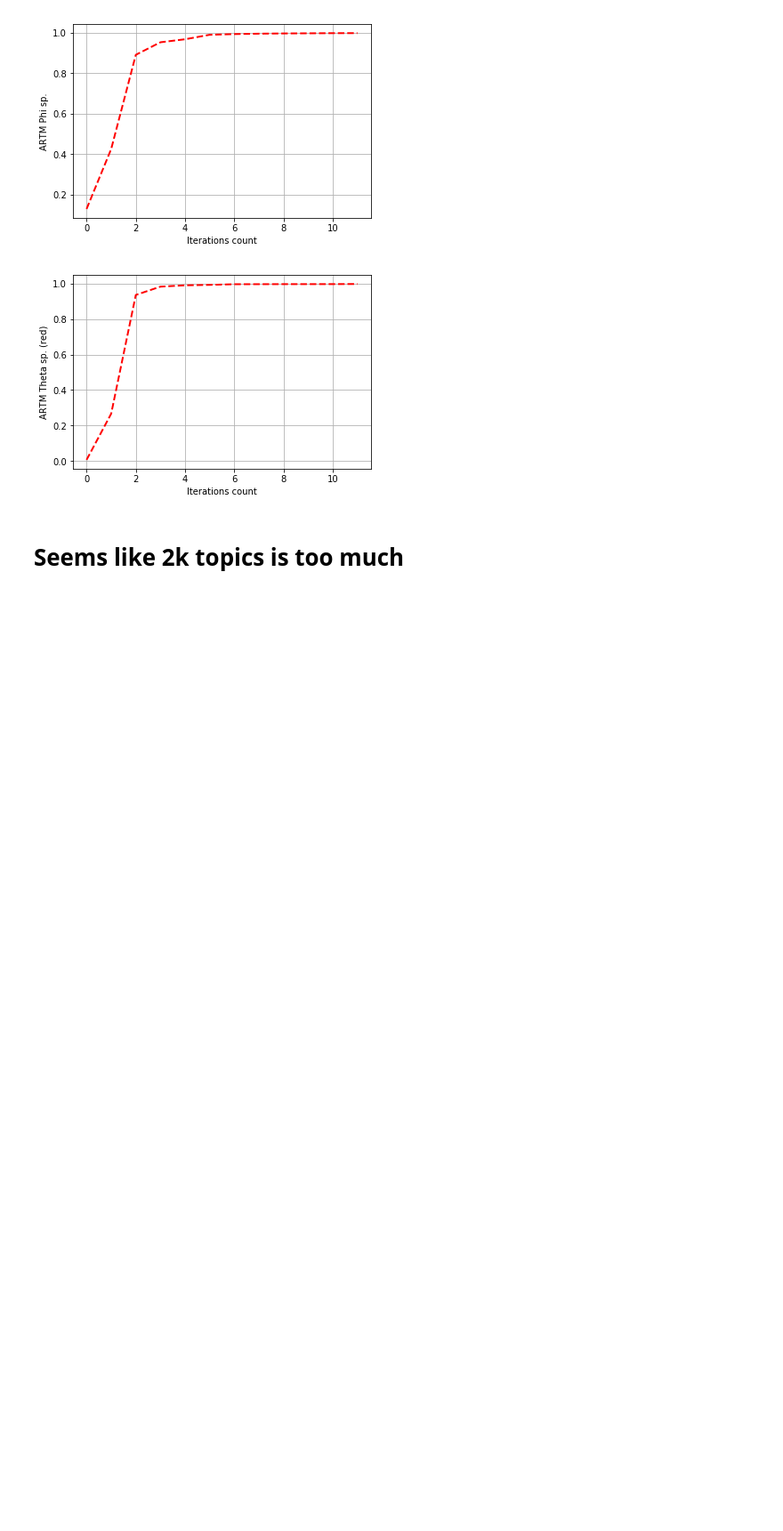
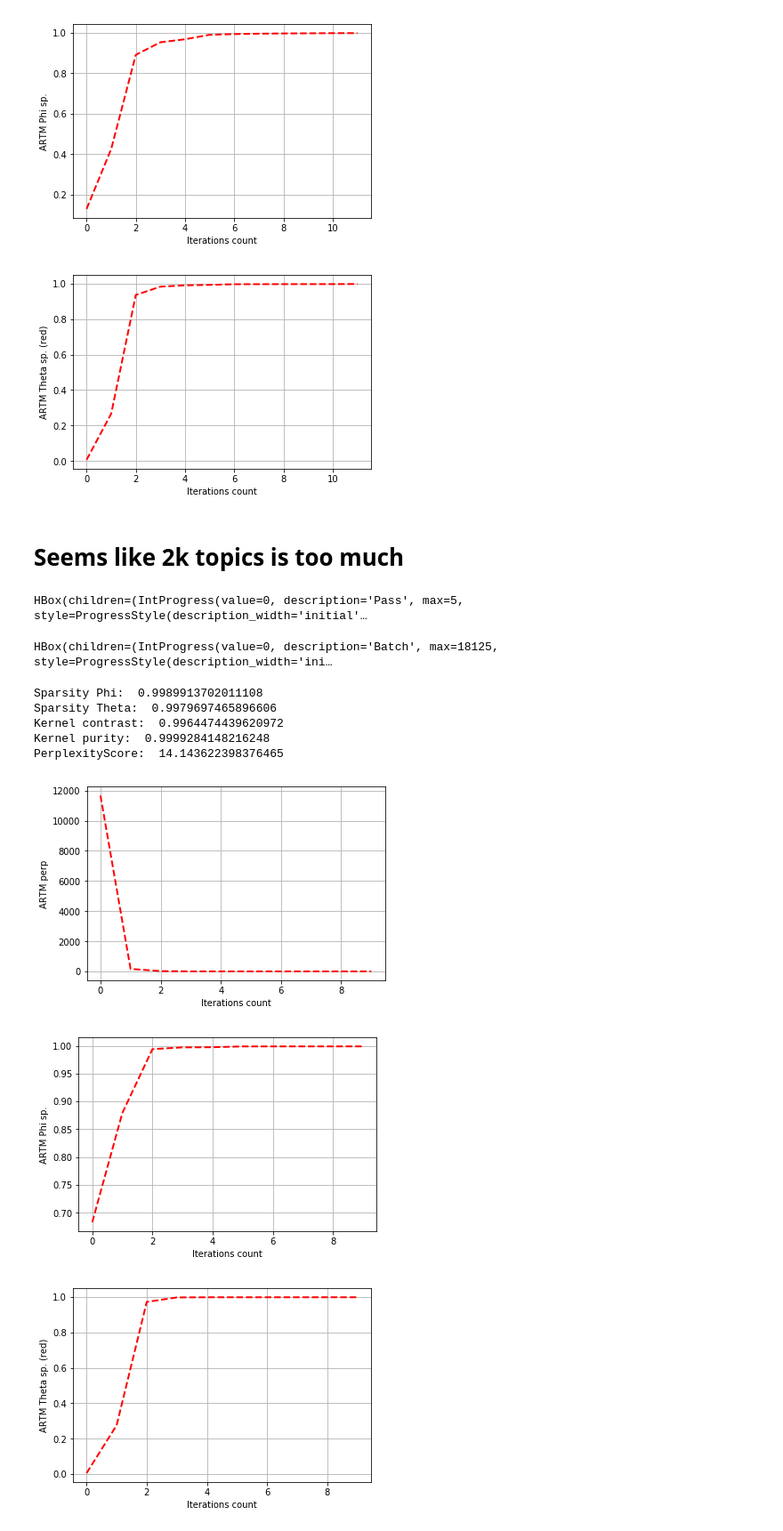
Before and after one commit to dyupon/StackoverflowTrends, a Jupyter notebook: TopicModelling/bigARTM.ipynb, the cells around one changed output. Shown at 89% size. Drawn from its saved outputs; the diff is of its cells as text; code cells hidden in the pictures; blank space fills up the shorter version.

Commit message:
gcp 1k models

```diff
--- a/TopicModelling/bigARTM.ipynb
+++ b/TopicModelling/bigARTM.ipynb
@@ -292,3 +292,32 @@ plt.show()
 [figure]
 # %% [markdown]
 # Seems like 2k topics is too much
+# %%
+batch_vectorizer = artm.BatchVectorizer(data_path='vw.tags.100.txt', data_format='vowpal_wabbit',target_folder='posts-tags-100')
+dictionary = batch_vectorizer.dictionary
+
+topic_names = ['topic_{}'.format(i) for i in range(1000)]
+model_artm = artm.ARTM(topic_names = topic_names, num_processors = 4,
+                       scores = [artm.PerplexityScore(name = 'PerplexityScore', dictionary = dictionary),
+                                artm.SparsityPhiScore(name = 'SparsityPhiScore'),
+                                artm.SparsityThetaScore(name = 'SparsityThetaScore'),
+                                artm.TopicKernelScore(name = 'TopicKernelScore', probability_mass_threshold = 0.1),
+                                artm.TopTokensScore(name = 'TopTokensScore', num_tokens = 20)],
+                       regularizers = [artm.DecorrelatorPhiRegularizer(name = 'decorrelator_phi_regularizer', tau = 100000)],
+                       seed = 62, show_progress_bars = True)
+
+model_artm.initialize(dictionary = dictionary)
+
+model_artm.fit_offline(batch_vectorizer = batch_vectorizer, num_collection_passes = 5)
+# %% [output]
+HBox(children=(IntProgress(value=0, description='Pass', max=5, style=ProgressStyle(description_width='initial'…
+HBox(children=(IntProgress(value=0, description='Batch', max=18125, style=ProgressStyle(description_width='ini…
+# %%
+metrics_gcp_01 = []
+print_and_gather_measures(model_artm, metrics_gcp_01)
+# %% [output]
+Sparsity Phi:  0.9989913702011108
+Sparsity Theta:  0.9979697465896606
+Kernel contrast:  0.9964474439620972
+Kernel purity:  0.9999284148216248
+PerplexityScore:  14.143622398376465
@@ -294,0 +330,22 @@ plt.show()
+# %%
+plt.plot(range(model_artm.num_phi_updates), model_artm.score_tracker['PerplexityScore'].value, 'r--', linewidth=2)
+plt.xlabel('Iterations count')
+plt.ylabel('ARTM perp')
+plt.grid(True)
+plt.show()
+
+plt.plot(range(model_artm.num_phi_updates), model_artm.score_tracker['SparsityPhiScore'].value, 'r--', linewidth=2)
+plt.xlabel('Iterations count')
+plt.ylabel('ARTM Phi sp.')
+plt.grid(True)
+plt.show()
+
+plt.plot(range(model_artm.num_phi_updates), model_artm.score_tracker['SparsityThetaScore'].value, 'r--', linewidth=2)
+plt.xlabel('Iterations count')
+plt.ylabel('ARTM Theta sp. (red)')
+plt.grid(True)
+plt.show()
+# %% [output]
+[figure, added]
+[figure, added]
+[figure, added]
```
Also changed, not shown: parts of 15 cells of this notebook, 38 other files.
